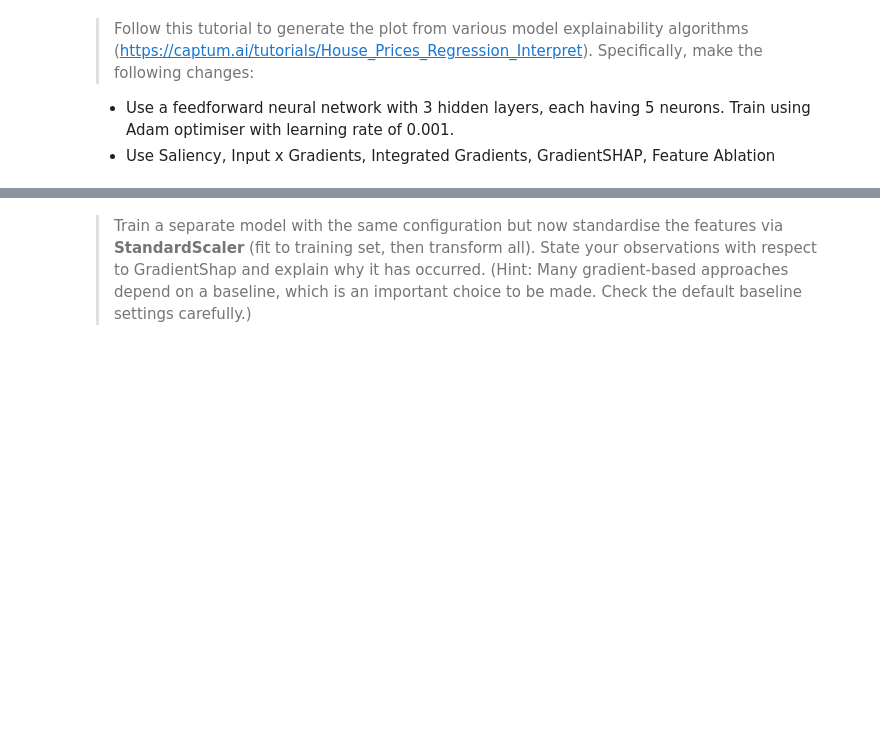
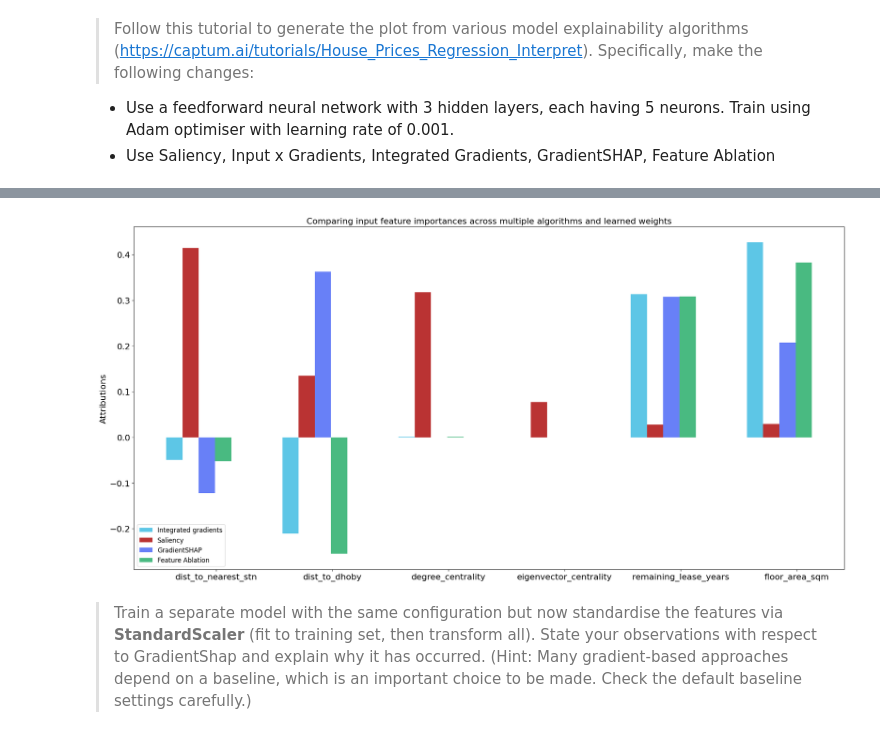
Before and after one commit to LeeYCMichael/CZ4042_NN_lab, a Jupyter notebook: Assignment/PartB_3.ipynb, the cells around one changed output, grey strips where cells are left out. Cells and saved outputs as stored; diff of their text form; code cells hidden in the pictures; blank space fills up the shorter version.

```diff
--- a/Assignment/PartB_3.ipynb
+++ b/Assignment/PartB_3.ipynb
@@ -51,0 +139,2 @@ Specifically, make the following changes:
+# %%
+model = load('PartB_3_model_unscaled.pt')
@@ -52,3 +144,85 @@ Specifically, make the following changes:
+# %%
+ig = IntegratedGradients(model)
+sal = Saliency(model)
+ing = InputXGradient(model)
+gs = GradientShap(model)
+fa = FeatureAblation(model)
+
+
+X_test = torch.tensor(df_test.drop(columns=['resale_price']).values).float()
+X_train = torch.tensor(df_train.drop(columns=['resale_price']).values).float()
+
+# ig_attr_test = ig.attribute(X_test.float(), n_steps=50)
+# st_nt_attr_test = sal.attribute(X_test)
+sal_attr_test = sal.attribute(X_test)
+ing_attr_test = ing.attribute(X_test)
+gs_attr_test = gs.attribute(X_test, X_train)
+fa_attr_test = fa.attribute(X_test)
+# %%
+# prepare attributions for visualization
+feature_names = df_train.drop(columns=['resale_price']).columns
+
+x_axis_data = np.arange(X_test.shape[1])
+x_axis_data_labels = list(map(lambda idx: feature_names[idx], x_axis_data))
+
+# ig_attr_test_sum = ig_attr_test.detach().numpy().sum(0)
+# ig_attr_test_norm_sum = ig_attr_test_sum / np.linalg.norm(ig_attr_test_sum, ord=1)
+
+# ig_nt_attr_test_sum = ig_nt_attr_test.detach().numpy().sum(0)
+# ig_nt_attr_test_norm_sum = ig_nt_attr_test_sum / np.linalg.norm(ig_nt_attr_test_sum, ord=1)
+
+# dl_attr_test_sum = dl_attr_test.detach().numpy().sum(0)
+# dl_attr_test_norm_sum = dl_attr_test_sum / np.linalg.norm(dl_attr_test_sum, ord=1)
+
+
+sal_attr_test_sum = sal_attr_test.detach().numpy().sum(0)
+sal_attr_test_norm_sum = sal_attr_test_sum / np.linalg.norm(sal_attr_test_sum, ord=1)
+
+ing_attr_test_sum = ing_attr_test.detach().numpy().sum(0)
+ing_attr_test_norm_sum = ing_attr_test_sum / np.linalg.norm(ing_attr_test_sum, ord=1)
+
+gs_attr_test_sum = gs_attr_test.detach().numpy().sum(0)
+gs_attr_test_norm_sum = gs_attr_test_sum / np.linalg.norm(gs_attr_test_sum, ord=1)
+
+fa_attr_test_sum = fa_attr_test.detach().numpy().sum(0)
+fa_attr_test_norm_sum = fa_attr_test_sum / np.linalg.norm(fa_attr_test_sum, ord=1)
+
+lin_weight = model.mlp_stack[0].weight.detach().numpy()
+y_axis_lin_weight = lin_weight / np.linalg.norm(lin_weight, ord=1)
+
+width = 0.14
+legends = ['Int Grads', 'Int Grads w/SmoothGrad','DeepLift', 'GradientSHAP', 'Feature Ablation', 'Weights']
+legends = ['Integrated gradients', 'Saliency', 'GradientSHAP', 'Feature Ablation']
+plt.figure(figsize=(20, 10))
+
+ax = plt.subplot()
+ax.set_title('Comparing input feature importances across multiple algorithms and learned weights')
+ax.set_ylabel('Attributions')
+
+FONT_SIZE = 16
+plt.rc('font', size=FONT_SIZE)            # fontsize of the text sizes
+plt.rc('axes', titlesize=FONT_SIZE)       # fontsize of the axes title
+plt.rc('axes', labelsize=FONT_SIZE)       # fontsize of the x and y labels
+plt.rc('legend', fontsize=FONT_SIZE - 4)  # fontsize of the legend
+
+# ax.bar(x_axis_data, ig_attr_test_norm_sum, width, align='center', alpha=0.8, color='#eb5e7c')
+# ax.bar(x_axis_data + width, ig_nt_attr_test_norm_sum, width, align='center', alpha=0.7, color='#A90000')
+# ax.bar(x_axis_data + 2 * width, dl_attr_test_norm_sum, width, align='center', alpha=0.6, color='#34b8e0')
+ax.bar(x_axis_data + width, ing_attr_test_norm_sum, width, align='center',  alpha=0.8, color='#34b8e0')
+ax.bar(x_axis_data + 2 * width, sal_attr_test_norm_sum, width, align='center',  alpha=0.8, color='#A90000')
+ax.bar(x_axis_data + 3 * width, gs_attr_test_norm_sum, width, align='center',  alpha=0.8, color='#4260f5')
+ax.bar(x_axis_data + 4 * width, fa_attr_test_norm_sum, width, align='center', alpha=1.0, color='#49ba81')
+# ax.bar(x_axis_data + 5 * width, y_axis_lin_weight, width, align='center', alpha=1.0, color='grey')
+ax.autoscale_view()
+plt.tight_layout()
+
+ax.set_xticks(x_axis_data + 0.5)
+ax.set_xticklabels(x_axis_data_labels)
+
+plt.legend(legends, loc=3)
+plt.show()
+# %% [output]
+[figure, added]
 # %% [markdown]
 > Train a separate model with the same configuration but now standardise the features via **StandardScaler** (fit to training set, then transform all). State your observations with respect to GradientShap and explain why it has occurred.
 (Hint: Many gradient-based approaches depend on a baseline, which is an important choice to be made. Check the default baseline settings carefully.)
```
Also changed, not shown: parts of 8 cells of this notebook, 1 other file.
